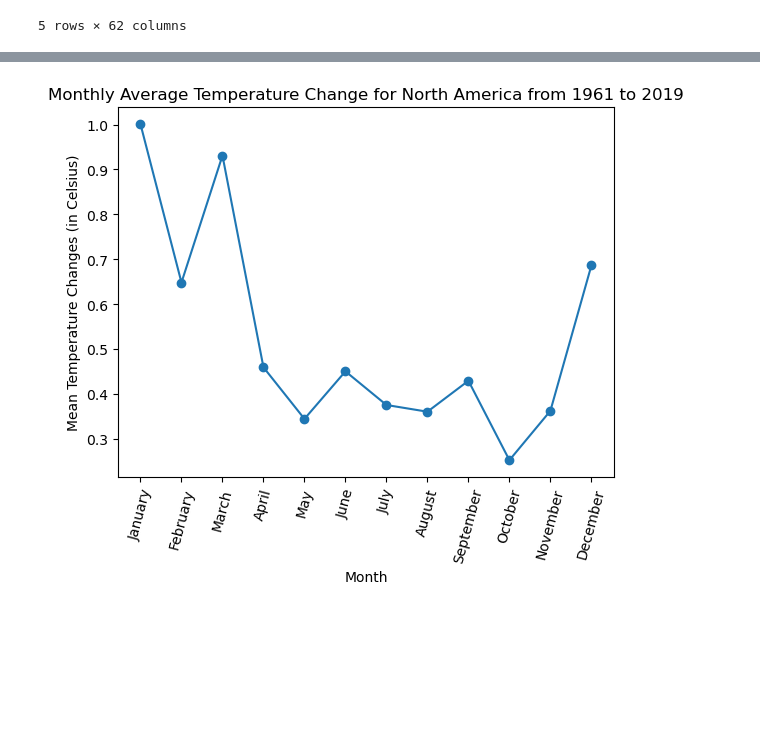
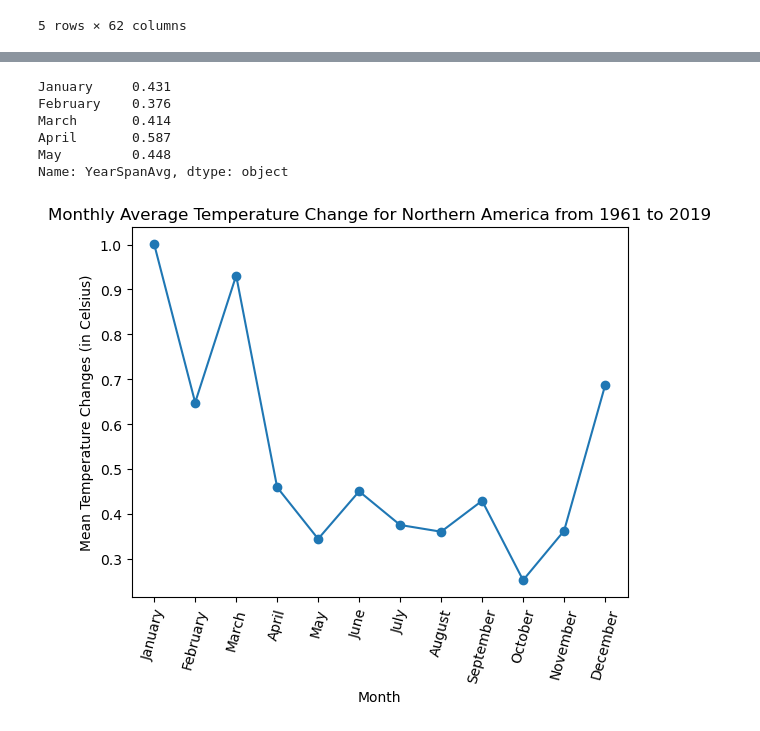
Before and after one commit to Tmoht1015/2Group-Project-All-Stars, a Jupyter notebook: NSAmericaTemps.ipynb, the cells around one changed output, grey strips where cells are left out. Drawn from its saved outputs; the diff is of its cells as text; code cells hidden in the pictures; blank space fills up the shorter version.

```diff
--- a/NSAmericaTemps.ipynb
+++ b/NSAmericaTemps.ipynb
@@ -208,7 +208,7 @@ m_data_na.head()
 # %%
 #Transpose column headers and make new by month (NA)
 m_data_na1 = m_data_na.transpose()
-m_data_na1 = m_data_na1.drop(['Area','Months','YearSpanAvg'])
+m_data_na1 = m_data_na1.drop(['Area','Months',])
 m_data_na1.columns = ['January',
                     'February','March','April','May','June','July','August','September','October','November','December']
-m_data_na1.head()
+#m_data_na1.head()
@@ -221,0 +215,3 @@ m_data_na1.head()
+# %%
+m_data_naavg = m_data_na1.loc['YearSpanAvg',:]
+m_data_naavg.head()
@@ -239,19 +235,29 @@ m_data_sa1.head()
+# %%
+m_data_saavg = m_data_sa1.loc['YearSpanAvg',:]
+m_data_saavg.head()
+# %% [output]
+January     0.431
+February    0.376
+March       0.414
+April       0.587
+May         0.448
+Name: YearSpanAvg, dtype: object
 # %%
 #plot the monthly average temperature change for North America from 1961 to 2019 (Summary of average means of mean changes by month)
-y = m_data_na1.loc['YearSpanAvg',:]
-x = range(len(y))
+yNA = m_data_naavg
+xNA = range(len(y))
 
 
 plt.plot(x,y, marker="o")
 plt.xlabel('Month')
 plt.ylabel("Mean Temperature Changes (in Celsius)")
-plt.title("Monthly Average Temperature Change for North America from 1961 to 2019")
+plt.title("Monthly Average Temperature Change for Northern America from 1961 to 2019")
 
 tick_locations = [value for value in x]
 plt.xticks(tick_locations, ["January","February","March","April","May","June",
                             "July", "August", "September", "October", "November", "December"], rotation = 75)
 plt.show()
 # %% [output]
-[figure, old version]
+[figure, new version]
 # %%
 #plot the monthly average temperature change for South America from 1961 to 2019 (Summary of average means of mean changes by month)
```
Also changed, not shown: parts of 7 cells of this notebook.
